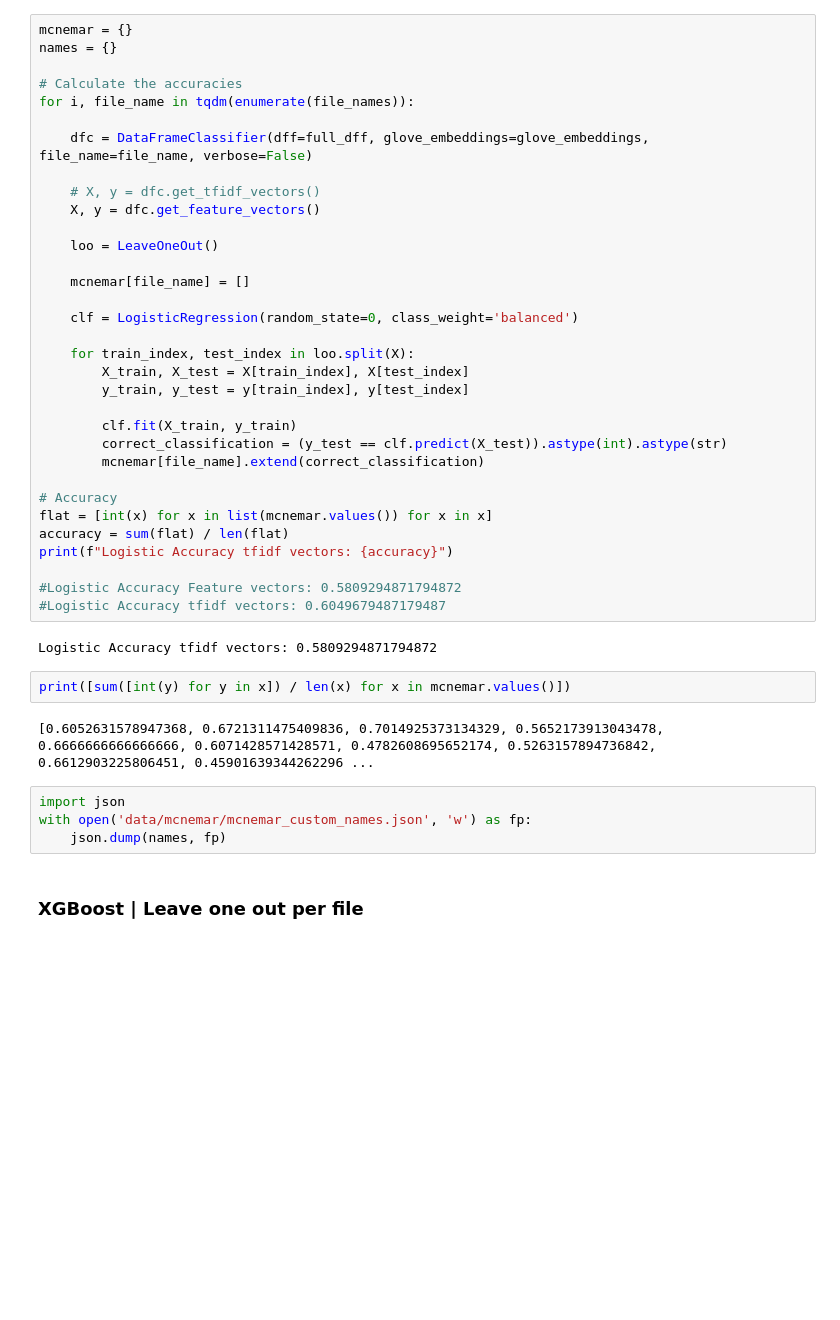
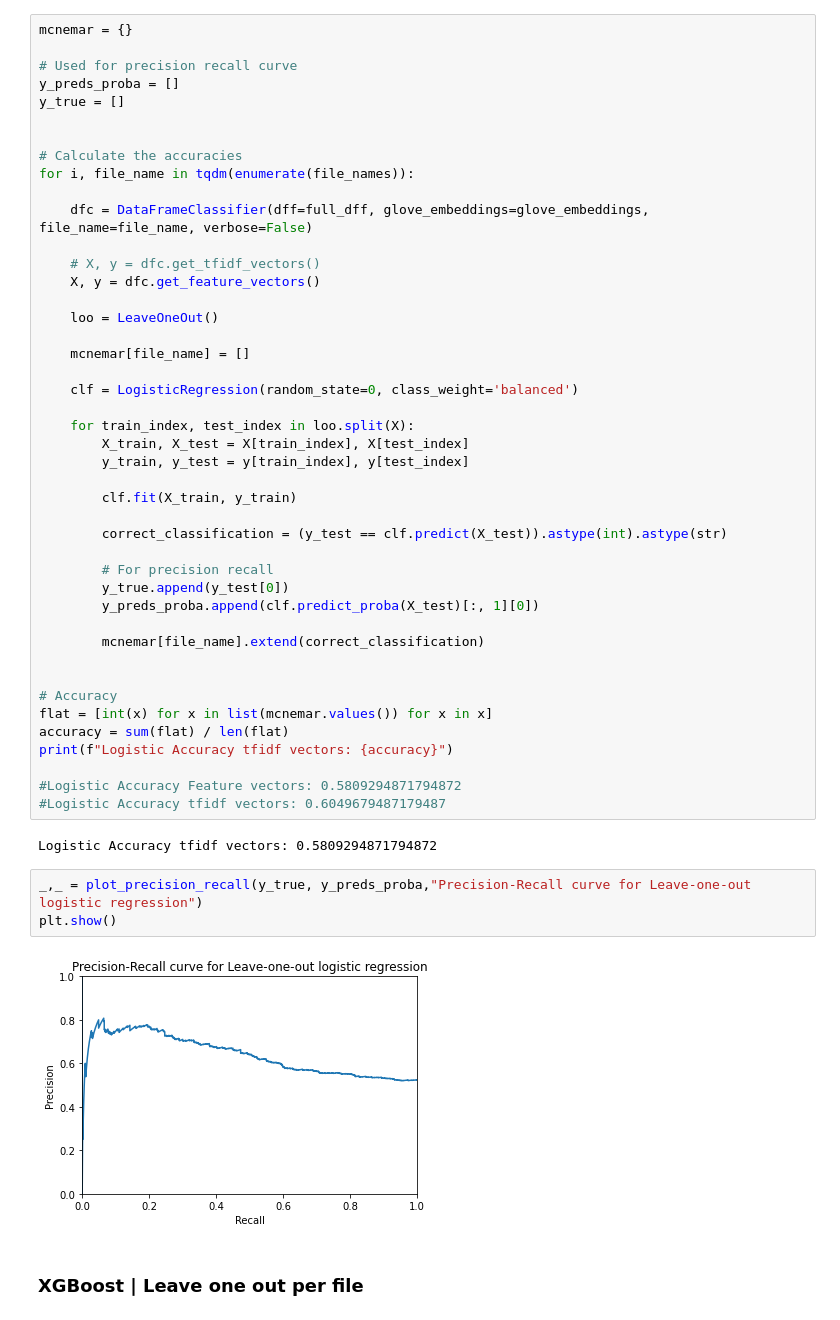
Before and after one commit to SebastianBitsch/document-similarity-search, a Jupyter notebook: new_env.ipynb, the cells around one changed output. Drawn from its saved outputs; the diff is of its cells as text; blank space fills up the shorter version.

Commit message:
working precision recall

```diff
--- a/new_env.ipynb
+++ b/new_env.ipynb
@@ -60,7 +57,11 @@ full_dff = DataFrameFeatures(df=full_df, vectorizer=vectorizer, main_col=main_co
 ### Logistic | Leave one out per file
 # %%
 mcnemar = {}
-names = {}
+
+# Used for precision recall curve
+y_preds_proba = []
+y_true = []
+
 
 # Calculate the accuracies
 for i, file_name in tqdm(enumerate(file_names)):
@@ -81,8 +82,15 @@ for i, file_name in tqdm(enumerate(file_names)):
         y_train, y_test = y[train_index], y[test_index]
 
         clf.fit(X_train, y_train)
+
         correct_classification = (y_test == clf.predict(X_test)).astype(int).astype(str)
+
+        # For precision recall
+        y_true.append(y_test[0])
+        y_preds_proba.append(clf.predict_proba(X_test)[:, 1][0])
+
         mcnemar[file_name].extend(correct_classification)
+
 
 # Accuracy
 flat = [int(x) for x in list(mcnemar.values()) for x in x]
@@ -93,14 +101,11 @@ print(f"Logistic Accuracy tfidf vectors: {accuracy}")
 #Logistic Accuracy tfidf vectors: 0.6049679487179487
 # %% [output]
 Logistic Accuracy tfidf vectors: 0.5809294871794872
-# %%
-print([sum([int(y) for y in x]) / len(x) for x in mcnemar.values()])
-# %% [output]
-[0.6052631578947368, 0.6721311475409836, 0.7014925373134329, 0.5652173913043478, 0.6666666666666666, 0.6071428571428571, 0.4782608695652174, 0.5263157894736842, 0.6612903225806451, 0.45901639344262296 ...
-# %%
-import json
-with open('data/mcnemar/mcnemar_custom_names.json', 'w') as fp:
-    json.dump(names, fp)
+# %%
+_,_ = plot_precision_recall(y_true, y_preds_proba,"Precision-Recall curve for Leave-one-out logistic regression")
+plt.show()
+# %% [output]
+[figure, added]
 # %% [markdown]
 ### XGBoost | Leave one out per file
 # %%
```
Also changed, not shown: parts of 38 cells of this notebook, 4 other files.
